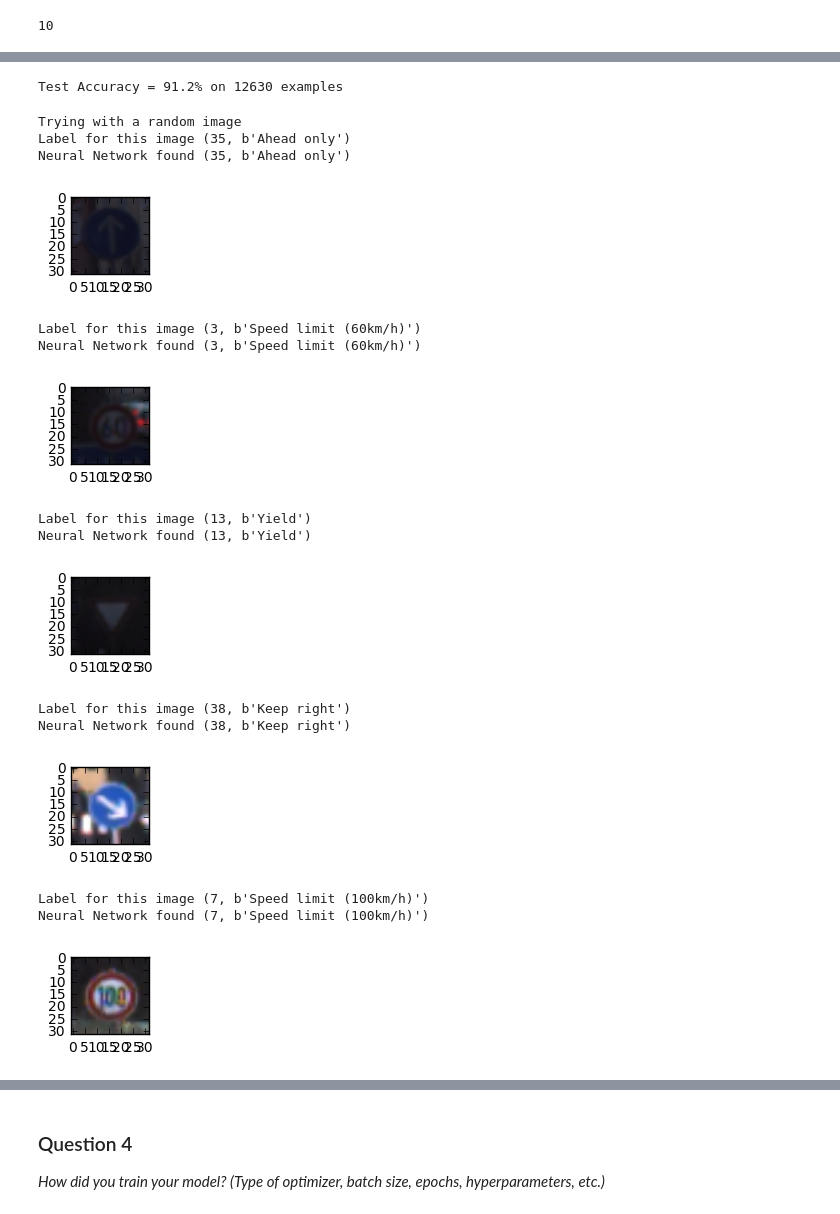
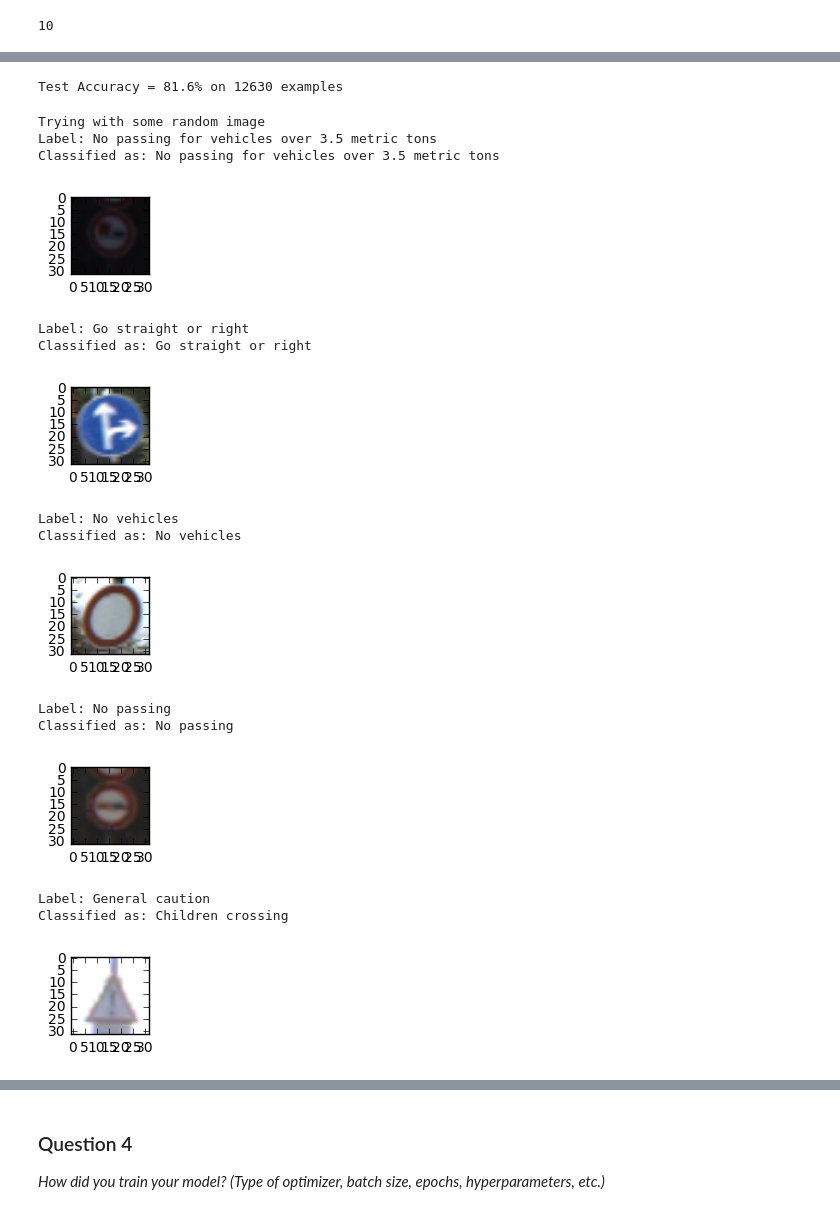
Before and after one commit to rdjondo/CarND-Traffic-Sign-Classifier-Project, a Jupyter notebook: Traffic_Sign_Classifier.ipynb, the cells around one changed output, grey strips where cells are left out. Saved outputs shown, nothing was run; the diff lists cells and outputs as text; code cells hidden in the pictures.

```diff
--- a/Traffic_Sign_Classifier.ipynb
+++ b/Traffic_Sign_Classifier.ipynb
@@ -292,7 +288,7 @@ def generateTransformedImage(image_in):
 
     # Rotation Matrix
     import random
-    rotation_angle = random.uniform(-10, 10)
+    rotation_angle = random.uniform(-15, 15)
     zoom_ratio = random.uniform(.95, 1.05)
     rotation_Mat = cv2.getRotationMatrix2D((cols/2,rows/2),
                                            rotation_angle,zoom_ratio)
@@ -300,7 +296,7 @@ def generateTransformedImage(image_in):
 
     # Translation Matrix
     # Get random numbers for translation values
-    random_translations = np.random.uniform(-2.5, 2.5, 2).astype('float32')
+    random_translations = np.random.uniform(-3, 3, 2).astype('float32')
     tx = random_translations[0]
     ty = random_translations[1]
     translation_Mat = np.float32([[1, 0, tx],[0, 1, ty],[0, 0, 1]])
@@ -311,14 +307,14 @@ def generateTransformedImage(image_in):
 
     # Perspective transfomation ( we applied an affine transformation to get a correlated rotation and translation first)
     pts1 = np.float32([[1,1],[28,1],[1,28],[28,28]])
-    random_deltas = np.random.uniform(-1.5, 1.5, 8).astype('float32')
+    random_deltas = np.random.uniform(-2, 2, 8).astype('float32')
     pts2 = pts1 + random_deltas.reshape(4,2)
     M = cv2.getPerspectiveTransform(pts1,pts2)
     image = cv2.warpPerspective(image,M,(cols,rows))
 
     # Random change in Brightness
     brightn_gain = random.uniform(0.7, 1.3)
-    brightn_bias = random.uniform(-0.05, 0.05)*np.max(image[:,:,0])
+    brightn_bias = random.uniform(-0.1, 0.1)*np.max(image[:,:,0])
     image[:,:,0] = np.clip(image[:,:,0]*brightn_gain+brightn_bias,-1,1)
     return image
 # %%
@@ -704 +693,13 @@ def evaluate(X_data, y_data):
+# %%
+# Evaluate the Accuracy of the model
+
+def evaluate(accuracy_operation, X_data, y_data, BATCH_SIZE):
+    num_examples = len(X_data)
+    total_accuracy = 0
+    sess = tf.get_default_session()
+    for offset in range(0, num_examples, BATCH_SIZE):
+        batch_x, batch_y = X_data[offset:offset+BATCH_SIZE], y_data[offset:offset+BATCH_SIZE]
+        accuracy = sess.run(accuracy_operation, feed_dict={x: batch_x, y: batch_y, keep_prob: 1.})
+        total_accuracy += (accuracy * len(batch_x))
+    return total_accuracy / num_examples
 # %%
@@ -743,0 +732,6 @@ Model saved
+# %%
+### Train your model here.
+### Feel free to use as many code cells as needed.
+dropout = 1  # Dropout, probability to keep units
+EPOCHS = 20
+BATCH_SIZE = 256
@@ -748,43 +765,43 @@ with tf.Session() as sess:
     dropout = 1
     saver.restore(sess, tf.train.latest_checkpoint('.'))
 
-    test_accuracy = evaluate(X_test, y_test)
+    test_accuracy = evaluate(accuracy_operation, X_test, y_test, BATCH_SIZE)
     print("Test Accuracy = {:.1f}% on {} examples".format(test_accuracy*100,len(y_test)))
 # %% [output]
-Test Accuracy = 91.2% on 12630 examples
+Test Accuracy = 81.6% on 12630 examples
 # %%
 import random
 
-print('Trying with a random image')
+print('Trying with some random image')
 
 with tf.Session() as sess:
     dropout = 1
     saver.restore(sess, tf.train.latest_checkpoint('.'))
     for i in range(5):
         index = random.randint(0, len(X_test))
-        print('Label for this image', labels[y_test[index]])
+        print('Label:', labels[y_test[index]][1].decode('UTF-8'))
         image = X_test[index].squeeze()
-        result = sess.run(logits, feed_dict={x: image.reshape(1, 32,32,3) ,  keep_prob: dropout} )
-        print('Neural Network found',  labels[np.argmax(result)])
+        idx = sess.run(label_index, feed_dict={x: image.reshape(1, 32,32,3) ,  keep_prob: dropout} )
+        print('Classified as:',  labels[idx][0][1].decode('UTF-8'))
         image = cv2.cvtColor(np.uint8(np.clip(image*255+128, 0, 255)),
                              cv2.COLOR_YUV2RGB)
         plt.figure(figsize=(1,1))
         plt.imshow(image)
         plt.show()
 # %% [output]
-Trying with a random image
-Label for this image (35, b'Ahead only')
-Neural Network found (35, b'Ahead only')
+Trying with some random image
+Label: No passing for vehicles over 3.5 metric tons
+Classified as: No passing for vehicles over 3.5 metric tons
-[figure, old version]
+[figure, new version]
-Label for this image (3, b'Speed limit (60km/h)')
-Neural Network found (3, b'Speed limit (60km/h)')
+Label: Go straight or right
+Classified as: Go straight or right
-[figure, old version]
+[figure, new version]
-Label for this image (13, b'Yield')
-Neural Network found (13, b'Yield')
+Label: No vehicles
+Classified as: No vehicles
-[figure, old version]
+[figure, new version]
-Label for this image (38, b'Keep right')
-Neural Network found (38, b'Keep right')
+Label: No passing
+Classified as: No passing
-[figure, old version]
+[figure, new version]
-Label for this image (7, b'Speed limit (100km/h)')
-Neural Network found (7, b'Speed limit (100km/h)')
+Label: General caution
+Classified as: Children crossing
-[figure, old version]
+[figure, new version]
```
Also changed, not shown: parts of 14 cells of this notebook, 2 other files.
